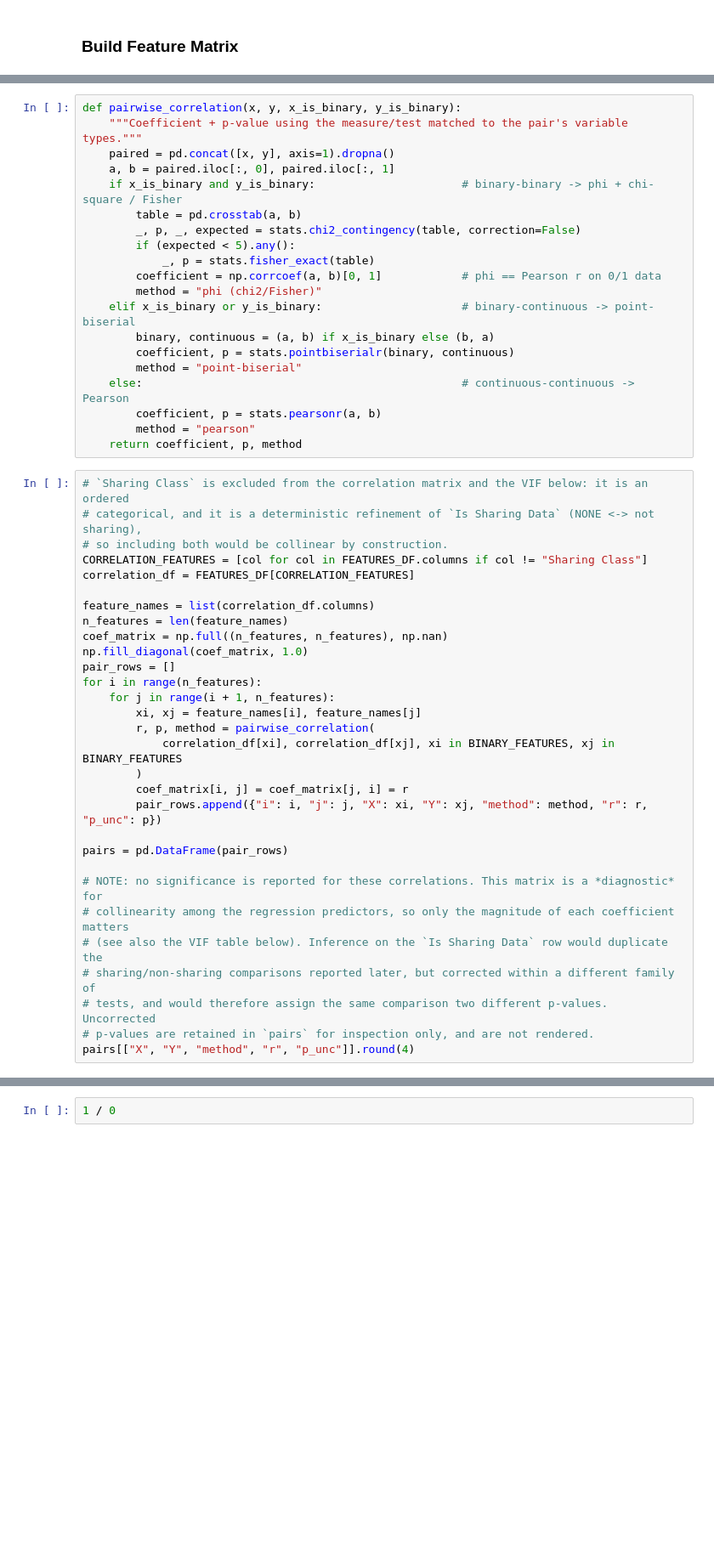
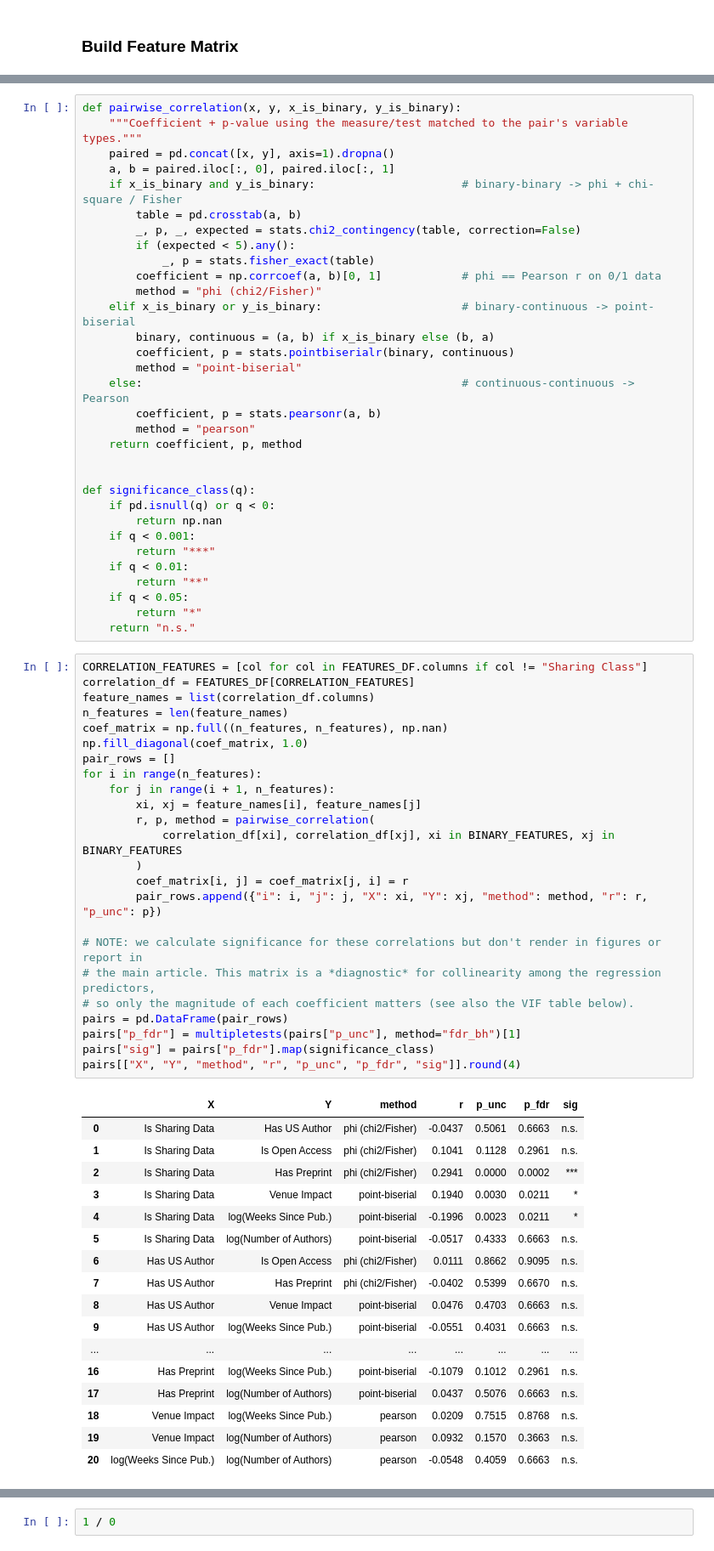
Before and after one commit to JonNir1/eye_movement_data_sharing, a Jupyter notebook: citations_for_data_sharing.ipynb, the cells around one changed output, grey strips where cells are left out. Shown at 85% size. Saved outputs shown, nothing was run; the diff lists cells and outputs as text; blank space fills up the shorter version.

```diff
--- a/citations_for_data_sharing.ipynb
+++ b/citations_for_data_sharing.ipynb
@@ -745,35 +753,59 @@ def pairwise_correlation(x, y, x_is_binary, y_is_binary):
         coefficient, p = stats.pearsonr(a, b)
         method = "pearson"
     return coefficient, p, method
+
+
+def significance_class(q):
+    if pd.isnull(q) or q < 0:
+        return np.nan
+    if q < 0.001:
+        return "***"
+    if q < 0.01:
+        return "**"
+    if q < 0.05:
+        return "*"
+    return "n.s."
 # %%
-# `Sharing Class` is excluded from the correlation matrix and the VIF below: it is an ordered
-# categorical, and it is a deterministic refinement of `Is Sharing Data` (NONE <-> not sharing),
-# so including both would be collinear by construction.
 CORRELATION_FEATURES = [col for col in FEATURES_DF.columns if col != "Sharing Class"]
 correlation_df = FEATURES_DF[CORRELATION_FEATURES]
-
 feature_names = list(correlation_df.columns)
 n_features = len(feature_names)
 coef_matrix = np.full((n_features, n_features), np.nan)
 np.fill_diagonal(coef_matrix, 1.0)
 pair_rows = []
 for i in range(n_features):
     for j in range(i + 1, n_features):
         xi, xj = feature_names[i], feature_names[j]
         r, p, method = pairwise_correlation(
             correlation_df[xi], correlation_df[xj], xi in BINARY_FEATURES, xj in BINARY_FEATURES
         )
         coef_matrix[i, j] = coef_matrix[j, i] = r
         pair_rows.append({"i": i, "j": j, "X": xi, "Y": xj, "method": method, "r": r, "p_unc": p})
 
+# NOTE: we calculate significance for these correlations but don't render in figures or report in
+# the main article. This matrix is a *diagnostic* for collinearity among the regression predictors,
+# so only the magnitude of each coefficient matters (see also the VIF table below).
 pairs = pd.DataFrame(pair_rows)
-
-# NOTE: no significance is reported for these correlations. This matrix is a *diagnostic* for
-# collinearity among the regression predictors, so only the magnitude of each coefficient matters
-# (see also the VIF table below). Inference on the `Is Sharing Data` row would duplicate the
-# sharing/non-sharing comparisons reported later, but corrected within a different family of
-# tests, and would therefore assign the same comparison two different p-values. Uncorrected
-# p-values are retained in `pairs` for inspection only, and are not rendered.
-pairs[["X", "Y", "method", "r", "p_unc"]].round(4)
+pairs["p_fdr"] = multipletests(pairs["p_unc"], method="fdr_bh")[1]
+pairs["sig"] = pairs["p_fdr"].map(significance_class)
+pairs[["X", "Y", "method", "r", "p_unc", "p_fdr", "sig"]].round(4)
+# %% [output]
+|  | X | Y | method | r | p_unc | p_fdr | sig |
+| 0 | Is Sharing Data | Has US Author | phi (chi2/Fisher) | -0.0437 | 0.5061 | 0.6663 | n.s. |
+| 1 | Is Sharing Data | Is Open Access | phi (chi2/Fisher) | 0.1041 | 0.1128 | 0.2961 | n.s. |
+| 2 | Is Sharing Data | Has Preprint | phi (chi2/Fisher) | 0.2941 | 0.0000 | 0.0002 | *** |
+| 3 | Is Sharing Data | Venue Impact | point-biserial | 0.1940 | 0.0030 | 0.0211 | * |
+| 4 | Is Sharing Data | log(Weeks Since Pub.) | point-biserial | -0.1996 | 0.0023 | 0.0211 | * |
+| 5 | Is Sharing Data | log(Number of Authors) | point-biserial | -0.0517 | 0.4333 | 0.6663 | n.s. |
+| 6 | Has US Author | Is Open Access | phi (chi2/Fisher) | 0.0111 | 0.8662 | 0.9095 | n.s. |
+| 7 | Has US Author | Has Preprint | phi (chi2/Fisher) | -0.0402 | 0.5399 | 0.6670 | n.s. |
+| 8 | Has US Author | Venue Impact | point-biserial | 0.0476 | 0.4703 | 0.6663 | n.s. |
+| 9 | Has US Author | log(Weeks Since Pub.) | point-biserial | -0.0551 | 0.4031 | 0.6663 | n.s. |
+| ... | ... | ... | ... | ... | ... | ... | ... |
+| 16 | Has Preprint | log(Weeks Since Pub.) | point-biserial | -0.1079 | 0.1012 | 0.2961 | n.s. |
+| 17 | Has Preprint | log(Number of Authors) | point-biserial | 0.0437 | 0.5076 | 0.6663 | n.s. |
+| 18 | Venue Impact | log(Weeks Since Pub.) | pearson | 0.0209 | 0.7515 | 0.8768 | n.s. |
+| 19 | Venue Impact | log(Number of Authors) | pearson | 0.0932 | 0.1570 | 0.3663 | n.s. |
+| 20 | log(Weeks Since Pub.) | log(Number of Authors) | pearson | -0.0548 | 0.4059 | 0.6663 | n.s. |
 # %%
 # N x N heatmap, upper triangle only: the mirror image carries no extra information and a half
```
Also changed, not shown: parts of 10 cells of this notebook.
